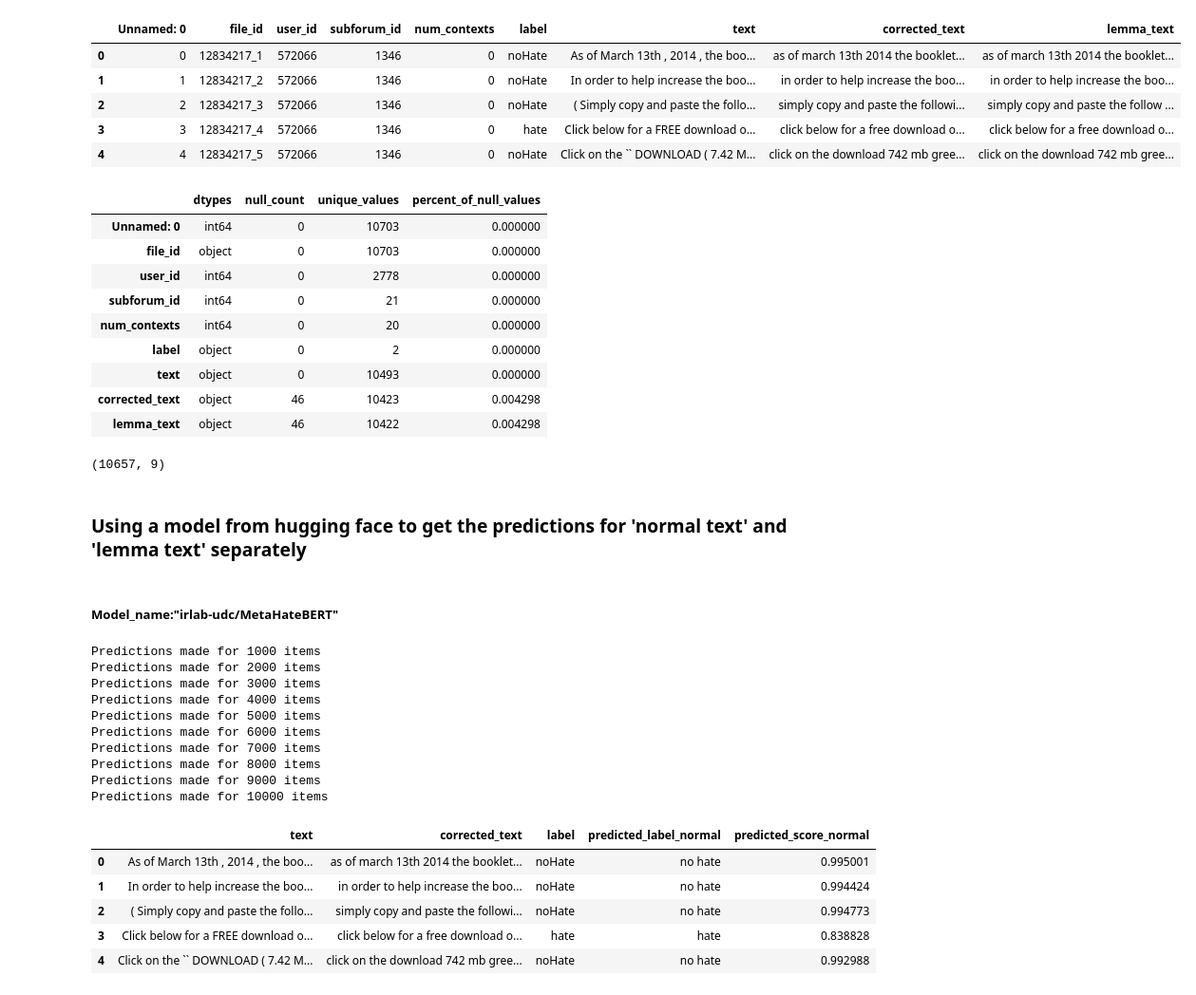
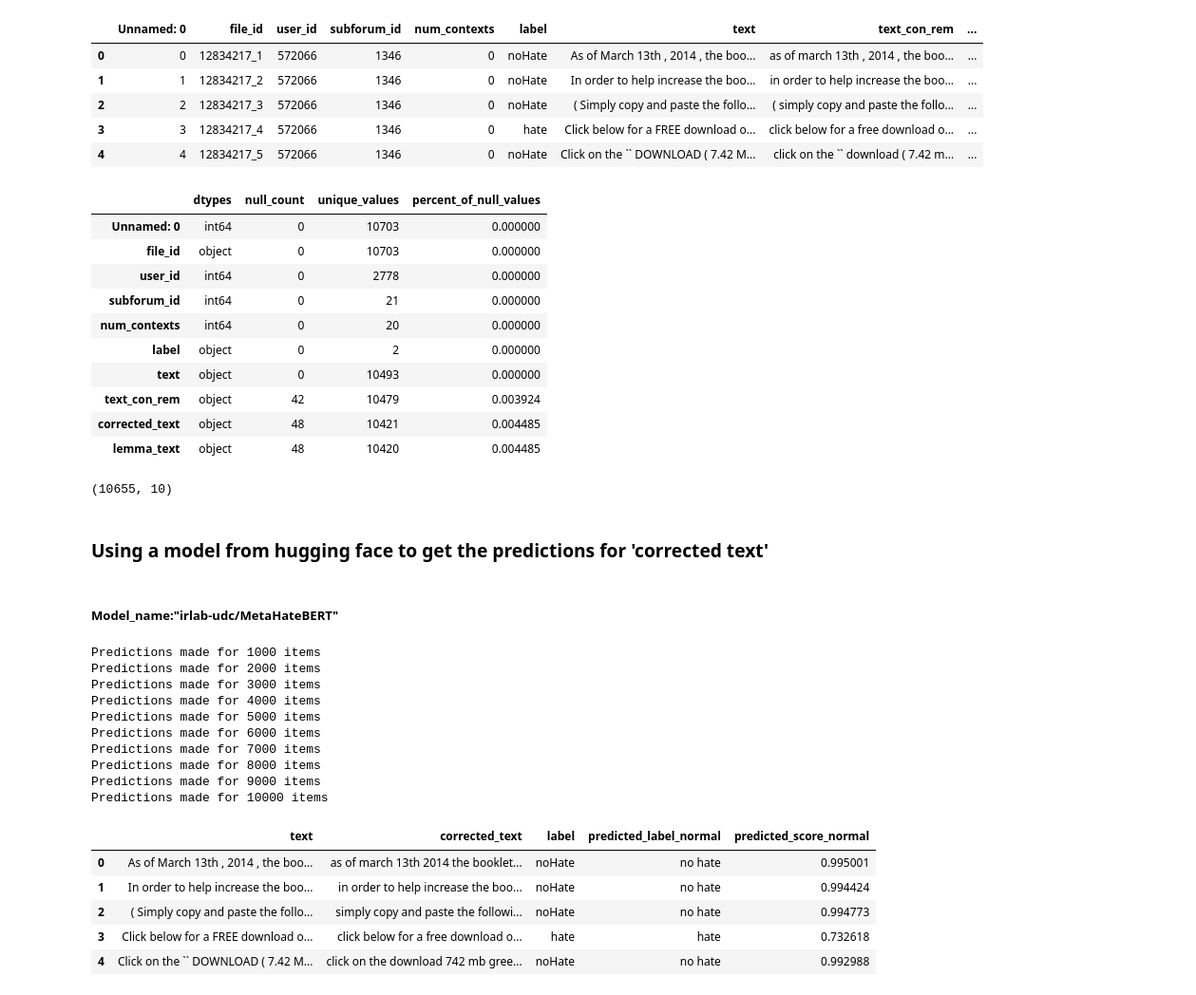
Before and after one commit to Kav1n-Lal/NLP_hate_speech_extraction_analysis_and_detection, a Jupyter notebook: hatespeech_detection_using_pretrained_model.ipynb, the cells around one changed output. Shown at 95% size. Saved outputs shown, nothing was run; the diff lists cells and outputs as text; code cells hidden in the pictures.

```diff
--- a/hatespeech_detection_using_pretrained_model.ipynb
+++ b/hatespeech_detection_using_pretrained_model.ipynb
@@ -3,15 +3,15 @@ import numpy as np
 import pandas as pd
 import matplotlib.pyplot as plt
 # %%
-df=pd.read_csv('lemmatized_text.csv')
+df=pd.read_csv('cleaned_text.csv')
 df.head()
 # %% [output]
-|  | Unnamed: 0 | file_id | user_id | subforum_id | num_contexts | label | text | corrected_text | lemma_text |
-| 0 | 0 | 12834217_1 | 572066 | 1346 | 0 | noHate | As of March 13th , 2014 , the boo... | as of march 13th 2014 the booklet... | as of march 13th 2014 the booklet... |
-| 1 | 1 | 12834217_2 | 572066 | 1346 | 0 | noHate | In order to help increase the boo... | in order to help increase the boo... | in order to help increase the boo... |
-| 2 | 2 | 12834217_3 | 572066 | 1346 | 0 | noHate | ( Simply copy and paste the follo... | simply copy and paste the followi... | simply copy and paste the follow ... |
-| 3 | 3 | 12834217_4 | 572066 | 1346 | 0 | hate | Click below for a FREE download o... | click below for a free download o... | click below for a free download o... |
-| 4 | 4 | 12834217_5 | 572066 | 1346 | 0 | noHate | Click on the `` DOWNLOAD ( 7.42 M... | click on the download 742 mb gree... | click on the download 742 mb gree... |
+|  | Unnamed: 0 | file_id | user_id | subforum_id | num_contexts | label | text | text_con_rem | ... |
+| 0 | 0 | 12834217_1 | 572066 | 1346 | 0 | noHate | As of March 13th , 2014 , the boo... | as of march 13th , 2014 , the boo... | ... |
+| 1 | 1 | 12834217_2 | 572066 | 1346 | 0 | noHate | In order to help increase the boo... | in order to help increase the boo... | ... |
+| 2 | 2 | 12834217_3 | 572066 | 1346 | 0 | noHate | ( Simply copy and paste the follo... | ( simply copy and paste the follo... | ... |
+| 3 | 3 | 12834217_4 | 572066 | 1346 | 0 | hate | Click below for a FREE download o... | click below for a free download o... | ... |
+| 4 | 4 | 12834217_5 | 572066 | 1346 | 0 | noHate | Click on the `` DOWNLOAD ( 7.42 M... | click on the `` download ( 7.42 m... | ... |
 # %%
 pd.DataFrame({'dtypes':df.dtypes,'null_count':df.isnull().sum(),
               'unique_values':df.nunique(),
@@ -25,16 +25,17 @@ pd.DataFrame({'dtypes':df.dtypes,'null_count':df.isnull().sum(),
 | num_contexts | int64 | 0 | 20 | 0.000000 |
 | label | object | 0 | 2 | 0.000000 |
 | text | object | 0 | 10493 | 0.000000 |
-| corrected_text | object | 46 | 10423 | 0.004298 |
-| lemma_text | object | 46 | 10422 | 0.004298 |
+| text_con_rem | object | 42 | 10479 | 0.003924 |
+| corrected_text | object | 48 | 10421 | 0.004485 |
+| lemma_text | object | 48 | 10420 | 0.004485 |
 # %%
 df.dropna(inplace=True)
 # %%
 df.shape
 # %% [output]
-(10657, 9)
+(10655, 10)
 # %% [markdown]
-### Using a model from hugging face to get the predictions for 'normal text' and 'lemma text' separately
+### Using a model from hugging face to get the predictions for 'corrected text'
 # %% [markdown]
 ##### Model_name:"irlab-udc/MetaHateBERT"
 # %%
@@ -79,5 +80,5 @@ Predictions made for 10000 items
 | 0 | As of March 13th , 2014 , the boo... | as of march 13th 2014 the booklet... | noHate | no hate | 0.995001 |
 | 1 | In order to help increase the boo... | in order to help increase the boo... | noHate | no hate | 0.994424 |
 | 2 | ( Simply copy and paste the follo... | simply copy and paste the followi... | noHate | no hate | 0.994773 |
-| 3 | Click below for a FREE download o... | click below for a free download o... | hate | hate | 0.838828 |
+| 3 | Click below for a FREE download o... | click below for a free download o... | hate | hate | 0.732618 |
 | 4 | Click on the `` DOWNLOAD ( 7.42 M... | click on the download 742 mb gree... | noHate | no hate | 0.992988 |
```
Also changed, not shown: parts of 14 cells of this notebook, 3 other files.
